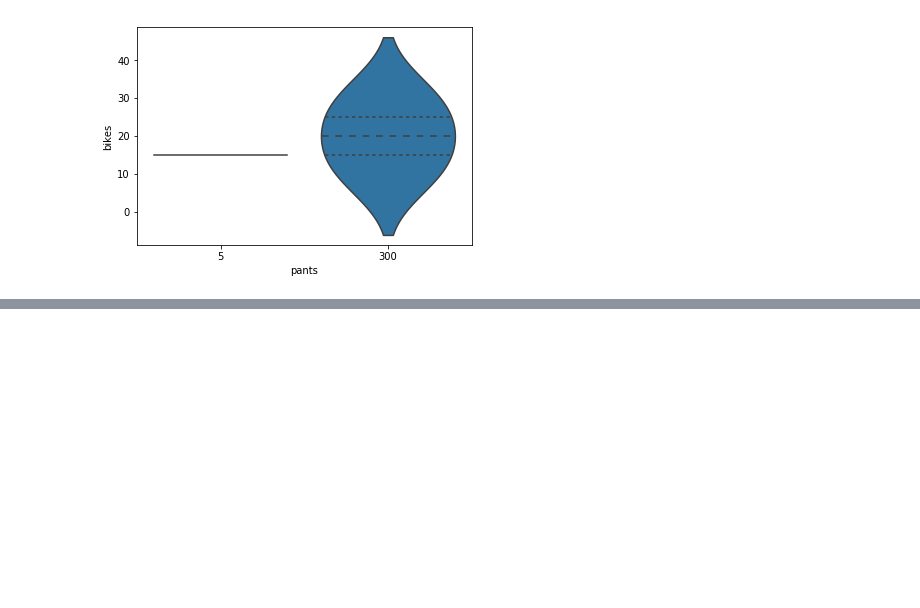
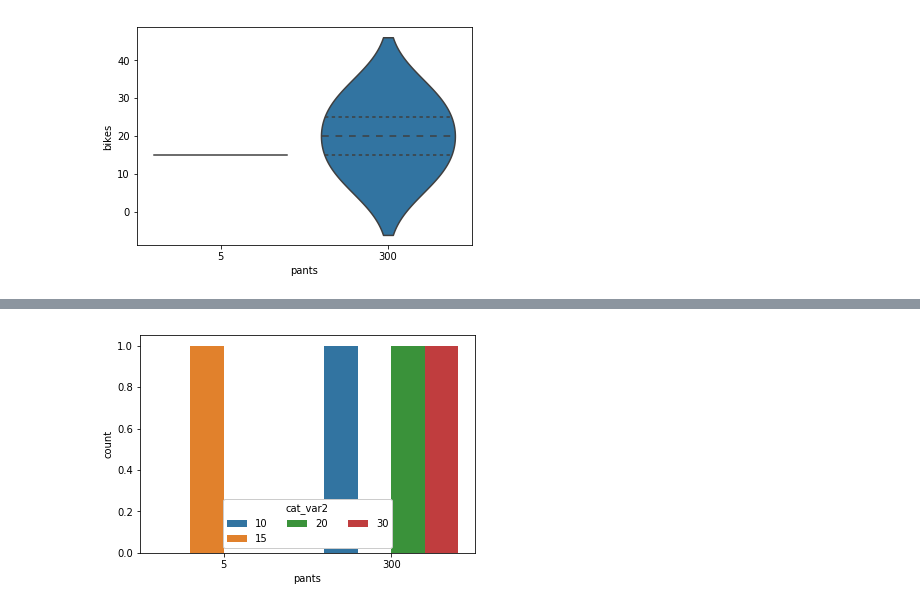
Before and after one commit to ezhilvendhan/tut-notebooks, a Jupyter notebook: *py/2. Matplotlib.ipynb, the cells around one changed output, grey strips where cells are left out. Drawn from its saved outputs; the diff is of its cells as text; code cells hidden in the pictures; blank space fills up the shorter version.

```diff
--- a/*py/2. Matplotlib.ipynb
+++ b/*py/2. Matplotlib.ipynb
@@ -269,0 +281,5 @@ sb.violinplot(data = df, x = 'pants', y = 'bikes', color = base_color,
+# %%
+ax = sb.countplot(data = df, x = 'pants', hue = 'bikes');
+ax.legend(loc = 8, ncol = 3, framealpha = 1, title = 'cat_var2');
+# %% [output]
+[figure, added]
```
Also changed, not shown: parts of 14 cells of this notebook, 1 other file.
